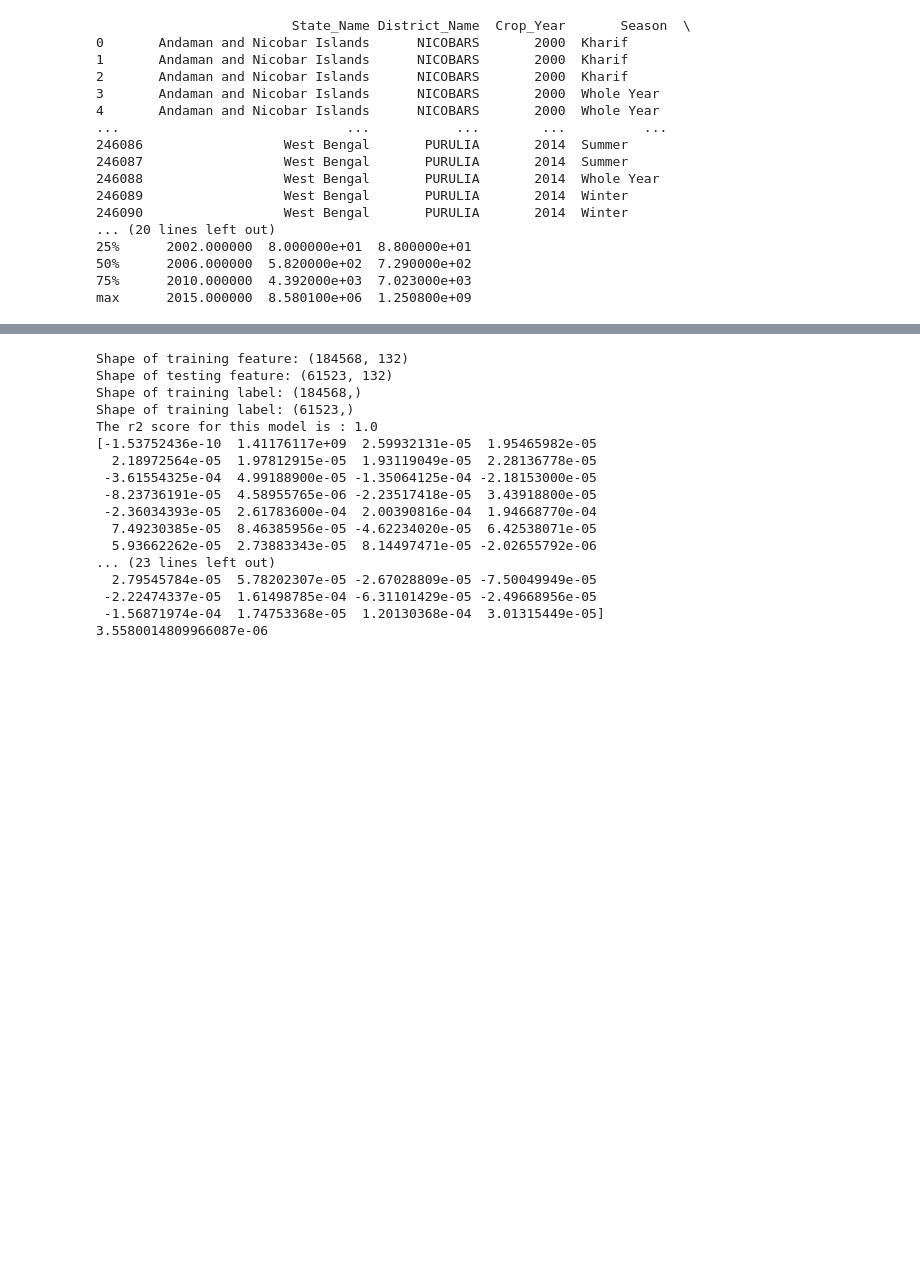
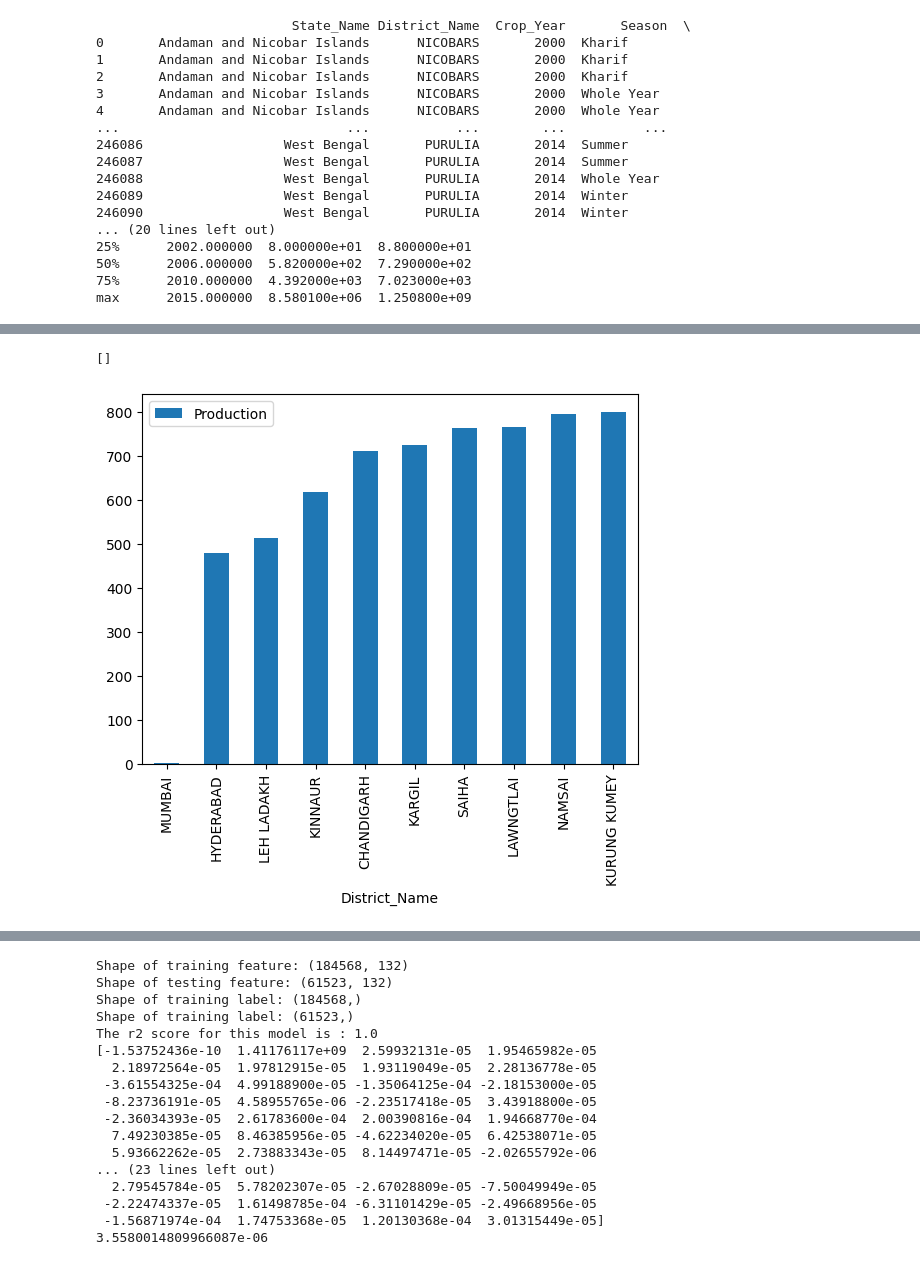
Before and after one commit to kriti-002/Crop-Production, a Jupyter notebook: Crop Production.ipynb, the cells around one changed output, grey strips where cells are left out. Drawn from its saved outputs; the diff is of its cells as text; code cells hidden in the pictures; blank space fills up the shorter version.

```diff
--- a/Crop Production.ipynb
+++ b/Crop Production.ipynb
@@ -72,0 +99,8 @@ dtype: int64
+# %%
+#Least 10 Crop Producing districts of India
+temp=df.groupby(by='District_Name')['Production'].mean().reset_index().sort_values(by='Production')
+temp[:10].plot(kind='bar', x='District_Name', y='Production')
+plt.plot()
+# %% [output]
+[]
+[figure, added]
```
Also changed, not shown: parts of 14 cells of this notebook.
